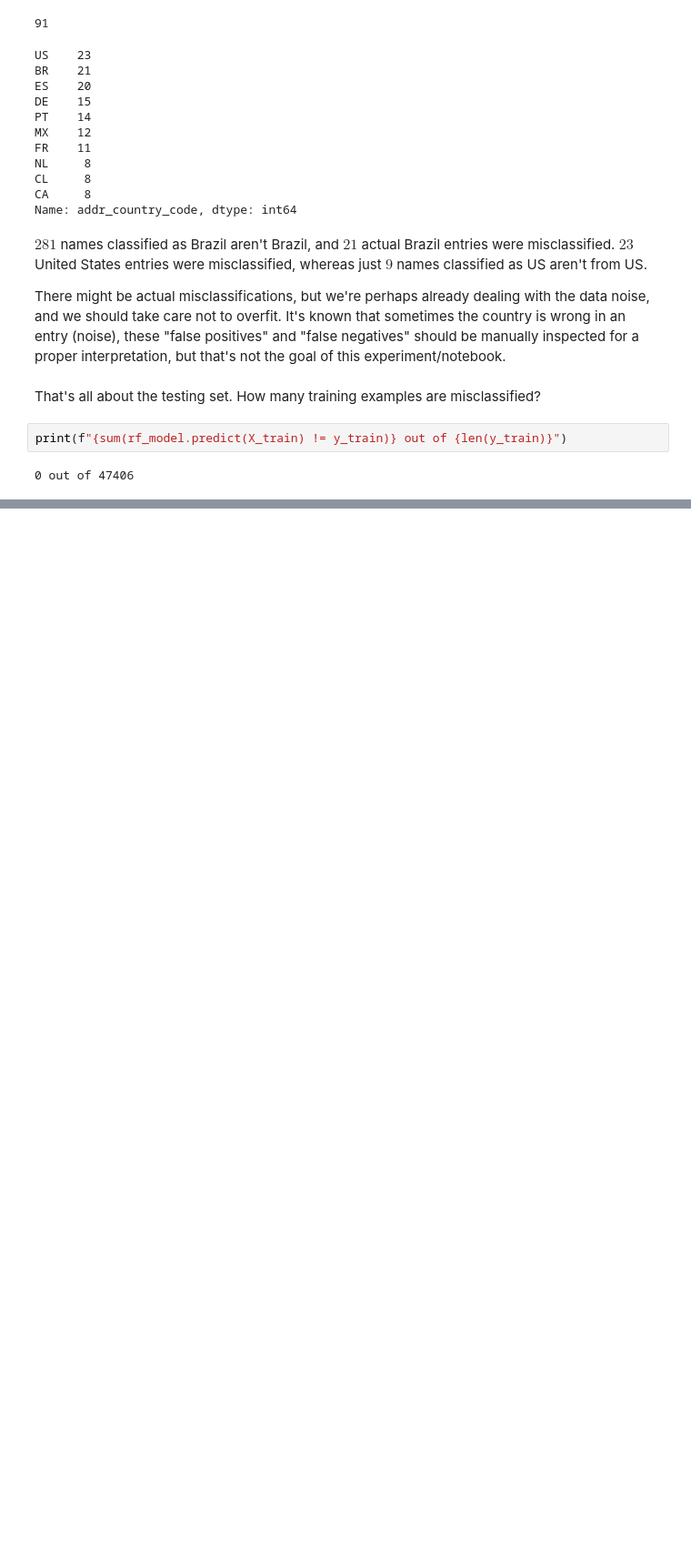
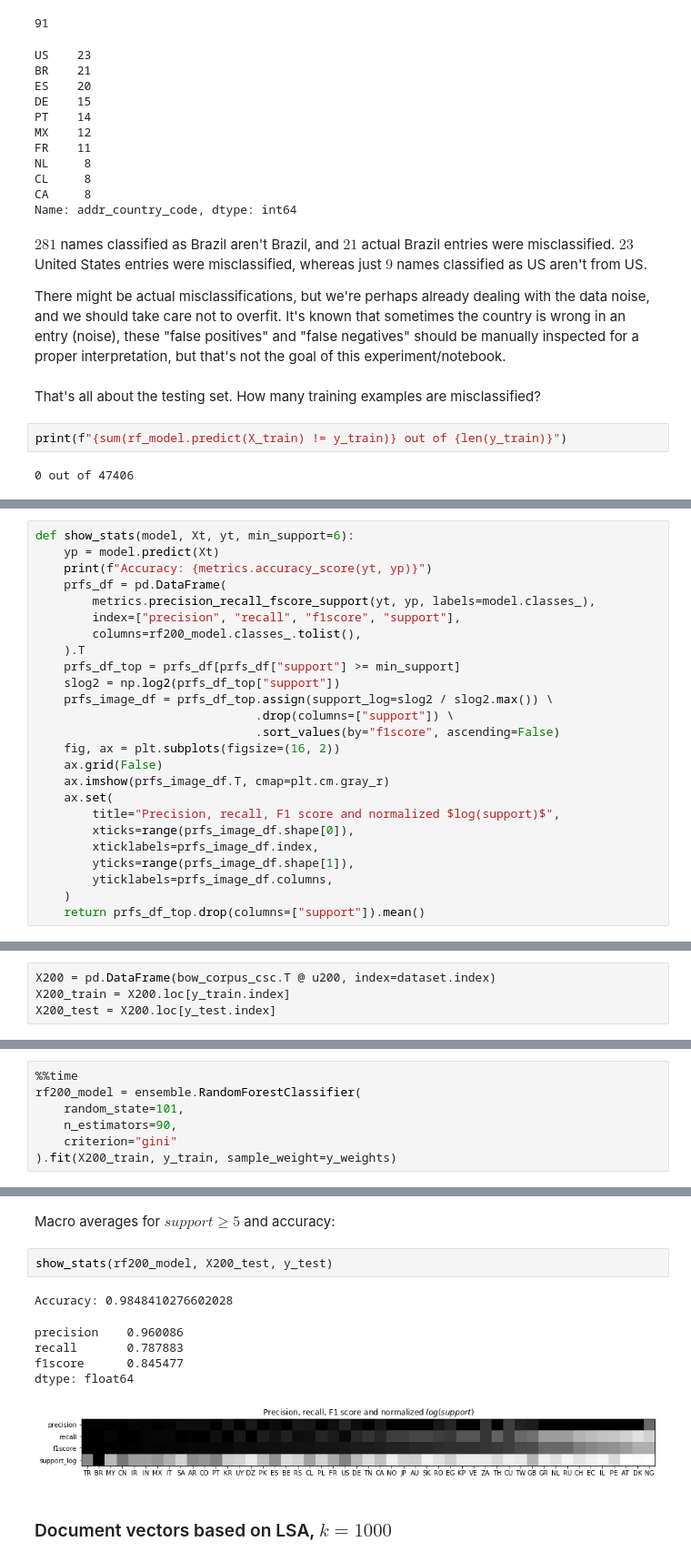
Before and after one commit to scieloorg/normalizations-experiments, a Jupyter notebook: experiments_2018-11_word2vec.ipynb, the cells around one changed output, grey strips where cells are left out. Shown at 91% size. Saved outputs shown, nothing was run; the diff lists cells and outputs as text; blank space fills up the shorter version.

```diff
--- a/experiments_2018-11_word2vec.ipynb
+++ b/experiments_2018-11_word2vec.ipynb
@@ -1640,0 +1678,25 @@ print(f"{sum(rf_model.predict(X_train) != y_train)} out of {len(y_train)}")
+# %%
+def show_stats(model, Xt, yt, min_support=6):
+    yp = model.predict(Xt)
+    print(f"Accuracy: {metrics.accuracy_score(yt, yp)}")
+    prfs_df = pd.DataFrame(
+        metrics.precision_recall_fscore_support(yt, yp, labels=model.classes_),
+        index=["precision", "recall", "f1score", "support"],
+        columns=rf200_model.classes_.tolist(),
+    ).T
+    prfs_df_top = prfs_df[prfs_df["support"] >= min_support]
+    slog2 = np.log2(prfs_df_top["support"])
+    prfs_image_df = prfs_df_top.assign(support_log=slog2 / slog2.max()) \
+                               .drop(columns=["support"]) \
+                               .sort_values(by="f1score", ascending=False)
+    fig, ax = plt.subplots(figsize=(16, 2))
+    ax.grid(False)
+    ax.imshow(prfs_image_df.T, cmap=plt.cm.gray_r)
+    ax.set(
+        title="Precision, recall, F1 score and normalized $log(support)$",
+        xticks=range(prfs_image_df.shape[0]),
+        xticklabels=prfs_image_df.index,
+        yticks=range(prfs_image_df.shape[1]),
+        yticklabels=prfs_image_df.columns,
+    )
+    return prfs_df_top.drop(columns=["support"]).mean()
@@ -1640,0 +1727,4 @@ print(f"{sum(rf_model.predict(X_train) != y_train)} out of {len(y_train)}")
+# %%
+X200 = pd.DataFrame(bow_corpus_csc.T @ u200, index=dataset.index)
+X200_train = X200.loc[y_train.index]
+X200_test = X200.loc[y_test.index]
@@ -1640,0 +1734,7 @@ print(f"{sum(rf_model.predict(X_train) != y_train)} out of {len(y_train)}")
+# %%
+%%time
+rf200_model = ensemble.RandomForestClassifier(
+    random_state=101,
+    n_estimators=90,
+    criterion="gini"
+).fit(X200_train, y_train, sample_weight=y_weights)
@@ -1640,0 +1744,13 @@ print(f"{sum(rf_model.predict(X_train) != y_train)} out of {len(y_train)}")
+# %% [markdown]
+Macro averages for $support \ge 5$ and accuracy:
+# %%
+show_stats(rf200_model, X200_test, y_test)
+# %% [output]
+Accuracy: 0.9848410276602028
+precision    0.960086
+recall       0.787883
+f1score      0.845477
+dtype: float64
+[figure, added]
+# %% [markdown]
+### Document vectors based on LSA, $k=1000$
```
Also changed, not shown: parts of 40 cells of this notebook.
